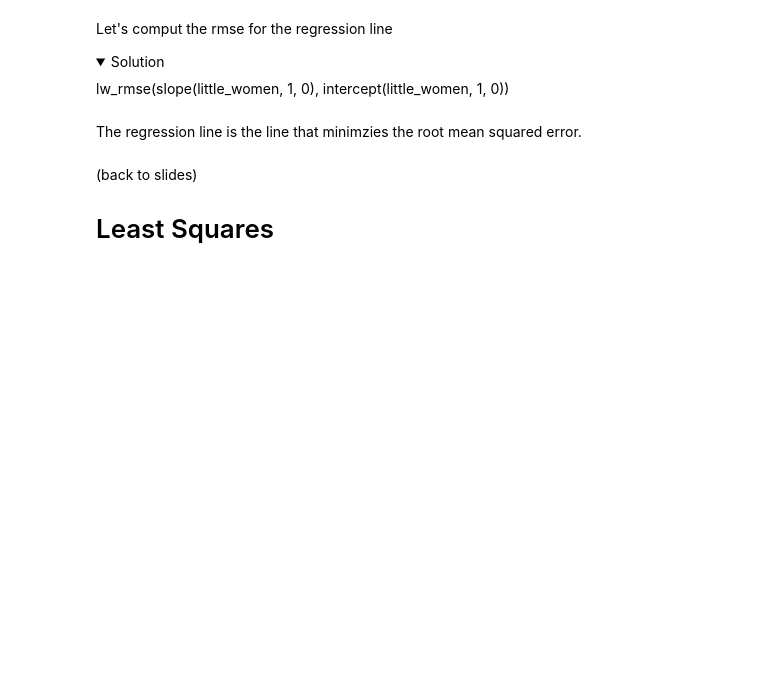
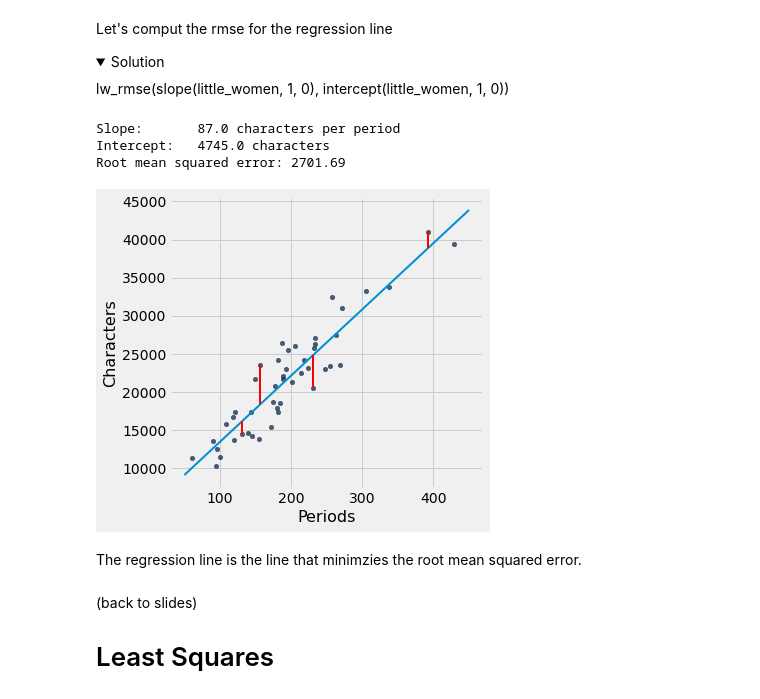
Before and after one commit to BC-COMS-1016/materials-sp22, a Jupyter notebook: demos/Lecture_22.ipynb, the cells around one changed output. Drawn from its saved outputs; the diff is of its cells as text; code cells hidden in the pictures; folded sections open; blank space fills up the shorter version.

```diff
--- a/demos/Lecture_22.ipynb
+++ b/demos/Lecture_22.ipynb
@@ -236,8 +337,10 @@ def lw_rmse(slope, intercept):
     lw_errors(slope, intercept)
     x = little_women.column('Periods')
     y = little_women.column('Characters')
-    prediction = ...
-    mse = ...
+    prediction = slope * x + intercept
+    error = prediction - y
+    squared_error = error ** 2
+    mse = np.mean(squared_error)
     print("Root mean squared error:", round(mse ** 0.5, 2))
 # %%
 lw_rmse(50,1000)
@@ -258,6 +391,13 @@ Let's comput the rmse for the regression line
 <summary>Solution</summary>
   lw_rmse(slope(little_women, 1, 0), intercept(little_women, 1, 0))
 </details>
+# %%
+lw_rmse(slope(little_women, 1, 0), intercept(little_women, 1, 0))
+# %% [output]
+Slope:       87.0 characters per period
+Intercept:   4745.0 characters
+Root mean squared error: 2701.69
+[figure, added]
 # %% [markdown]
 The regression line is the line that minimzies the root mean squared error.
 # %% [markdown]
```
Also changed, not shown: parts of 34 cells of this notebook, 1 other file.
